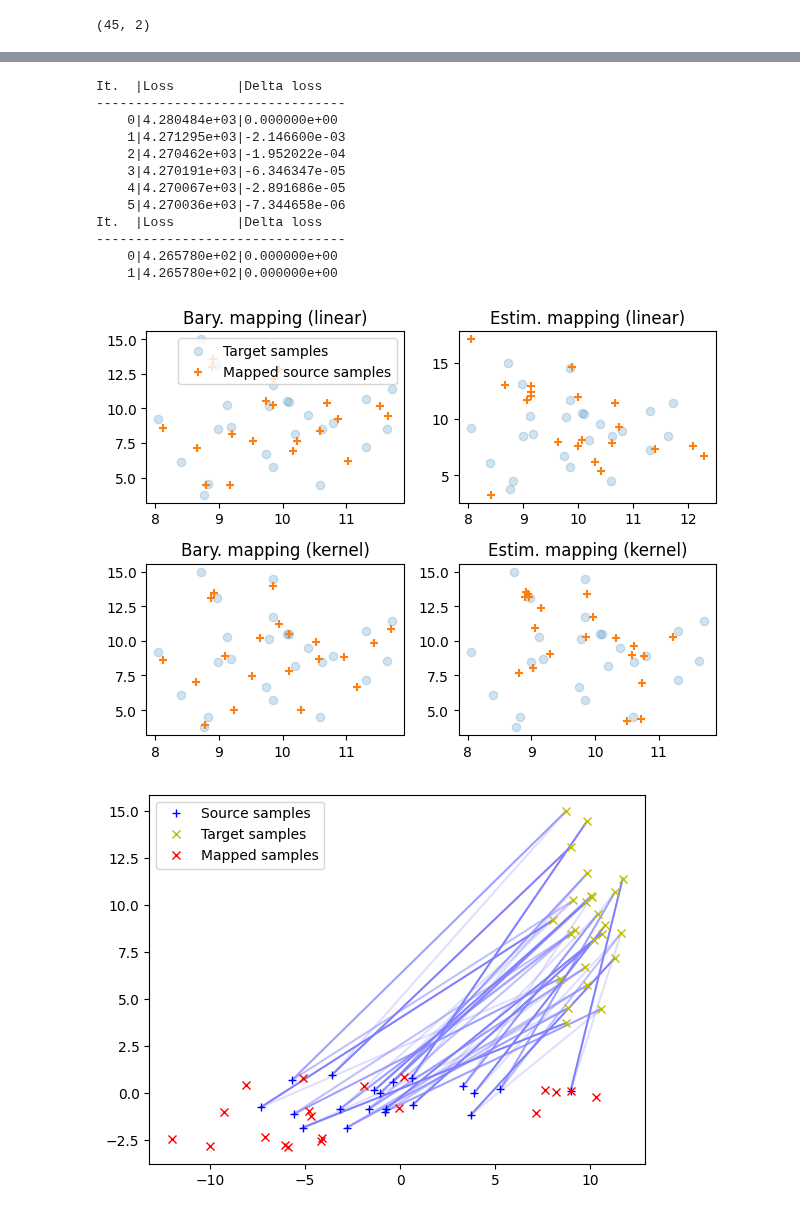
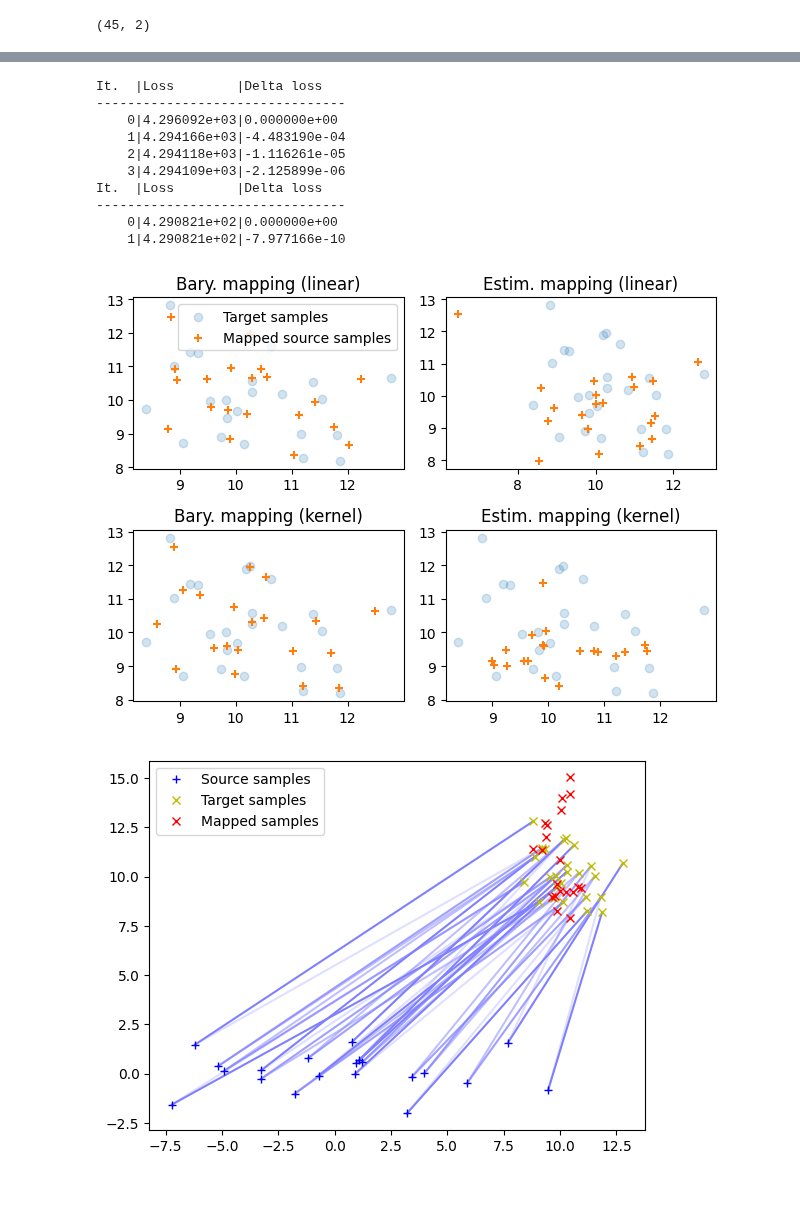
Before and after one commit to balazsmorv/fmri_classifier, a Jupyter notebook: MNIST-WBT/MappingEstimation.ipynb, the cells around one changed output, grey strips where cells are left out. Cells and saved outputs as stored; diff of their text form; code cells hidden in the pictures.

Commit message:
barycentric mapping now works

```diff
--- a/MNIST-WBT/MappingEstimation.ipynb
+++ b/MNIST-WBT/MappingEstimation.ipynb
@@ -21,7 +21,7 @@ samples_A = generate_2d_gaussian_samples(mean_a, std_a, num_samples_a)
 
 mean_b = [10, 10]
 std_b = [1.0, 2.0]
-num_samples_b = 25
+num_samples_b = 20
 samples_B = generate_2d_gaussian_samples(mean_b, std_b, num_samples_b)
 # %%
 plt.scatter(samples_A[:, 0], samples_A[:, 1])
@@ -125,16 +144,14 @@ transp_Xs_gaussian_new = ot_mapping_gaussian.transform(Xs=Xs_new)
 # %% [output]
 It.  |Loss        |Delta loss
 --------------------------------
-    0|4.280484e+03|0.000000e+00
-    1|4.271295e+03|-2.146600e-03
-    2|4.270462e+03|-1.952022e-04
-    3|4.270191e+03|-6.346347e-05
-    4|4.270067e+03|-2.891686e-05
-    5|4.270036e+03|-7.344658e-06
+    0|4.296092e+03|0.000000e+00
+    1|4.294166e+03|-4.483190e-04
+    2|4.294118e+03|-1.116261e-05
+    3|4.294109e+03|-2.125899e-06
 It.  |Loss        |Delta loss
 --------------------------------
-    0|4.265780e+02|0.000000e+00
-    1|4.265780e+02|0.000000e+00
+    0|4.290821e+02|0.000000e+00
+    1|4.290821e+02|-7.977166e-10
 # %%
 pl.figure(2)
 pl.clf()
@@ -182,17 +199,16 @@ pl.tight_layout()
 
 pl.show()
 # %% [output]
-[figure, old version]
+[figure, new version]
 # %%
-k = ot.mapping.kernel(samples_A, samples_A, sigma=1.0)
-transported_source = np.dot(k, samples_A)
+transported_test_data = ot_mapping_gaussian.transform(Xs=generate_2d_gaussian_samples(mean_a, std_a, num_samples_a))
 # %%
 import ot.plot
 ot.plot.plot2D_samples_mat(samples_A, samples_B, P, color=[0.5, 0.5, 1])
 plt.plot(samples_A[:, 0], samples_A[:, 1], "+b", label="Source samples")
 plt.plot(samples_B[:, 0], samples_B[:, 1], "xy", label="Target samples")
-plt.plot(transported_source[:, 0], transported_source[:, 1], "xr", label="Mapped samples")
+plt.plot(transported_test_data[:, 0], transported_test_data[:, 1], "xr", label="Mapped samples")
 plt.legend(loc=0)
 plt.show()
 # %% [output]
-[figure, old version]
+[figure, new version]
```
Also changed, not shown: parts of 7 cells of this notebook, 7 other files.
